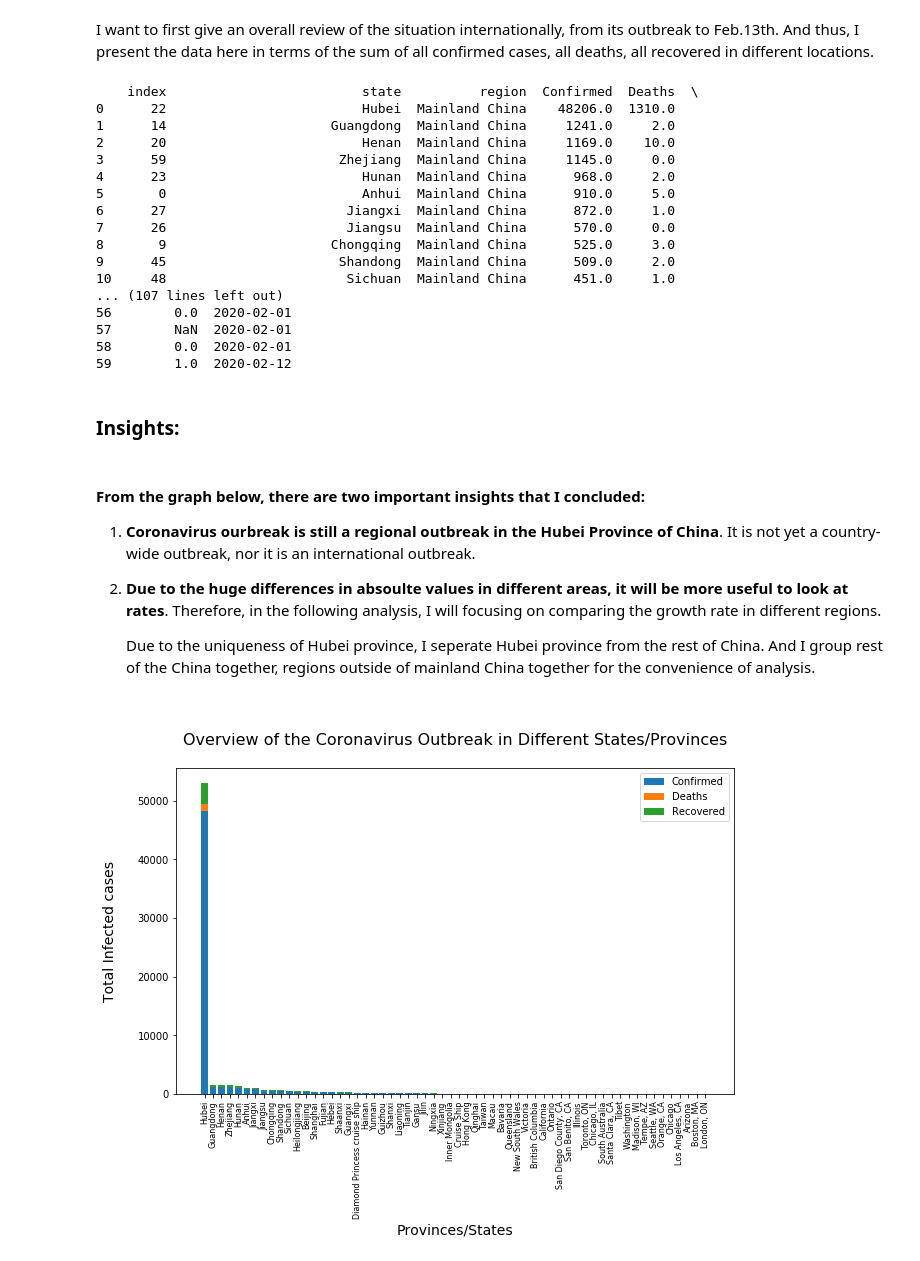
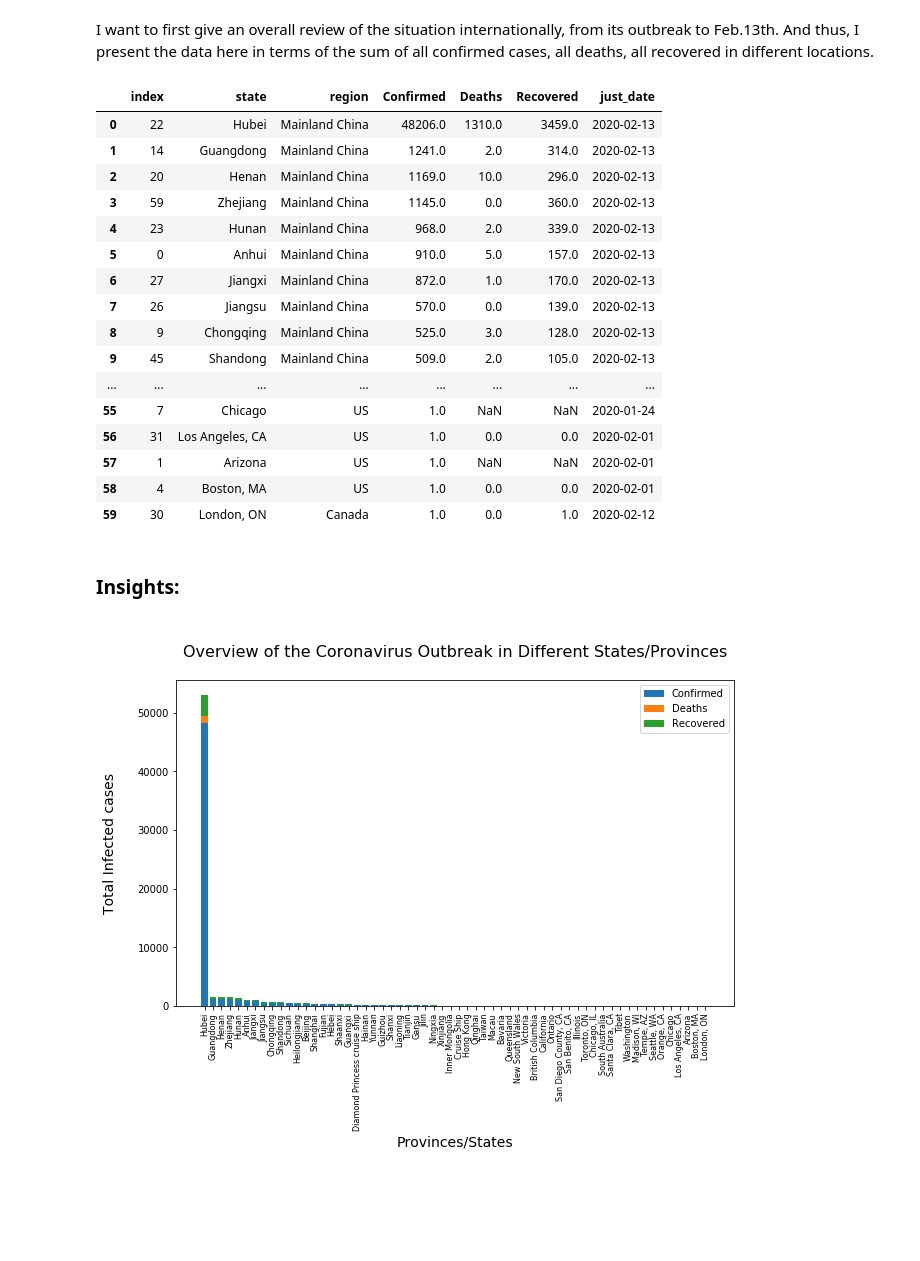
Before and after one commit to wchen928/COVID-19, a Jupyter notebook: COVID_analysis.ipynb, the cells around one changed output. Cells and saved outputs as stored; diff of their text form; code cells hidden in the pictures; blank space fills up the shorter version.

```diff
--- a/COVID_analysis.ipynb
+++ b/COVID_analysis.ipynb
@@ -50,36 +82,30 @@ I want to first give an overall review of the situation internationally, from it
 # %%
 master_view = tillfeb13_cleandf.groupby("state").max().reset_index()
 master_view.sort_values(by=['Confirmed'], inplace=True, ascending=False)
 master_viewnew = master_view.reset_index()
-print(master_viewnew)
+
+#to print
+master_viewnew
 # %% [output]
-    index                         state          region  Confirmed  Deaths  \
-0      22                         Hubei  Mainland China    48206.0  1310.0
-1      14                     Guangdong  Mainland China     1241.0     2.0
-2      20                         Henan  Mainland China     1169.0    10.0
-3      59                      Zhejiang  Mainland China     1145.0     0.0
-4      23                         Hunan  Mainland China      968.0     2.0
-5       0                         Anhui  Mainland China      910.0     5.0
-6      27                       Jiangxi  Mainland China      872.0     1.0
-7      26                       Jiangsu  Mainland China      570.0     0.0
-8       9                     Chongqing  Mainland China      525.0     3.0
-9      45                      Shandong  Mainland China      509.0     2.0
-10     48                       Sichuan  Mainland China      451.0     1.0
-... (107 lines left out)
-56        0.0  2020-02-01
-57        NaN  2020-02-01
-58        0.0  2020-02-01
-59        1.0  2020-02-12
+|  | index | state | region | Confirmed | Deaths | Recovered | just_date |
+| 0 | 22 | Hubei | Mainland China | 48206.0 | 1310.0 | 3459.0 | 2020-02-13 |
+| 1 | 14 | Guangdong | Mainland China | 1241.0 | 2.0 | 314.0 | 2020-02-13 |
+| 2 | 20 | Henan | Mainland China | 1169.0 | 10.0 | 296.0 | 2020-02-13 |
+| 3 | 59 | Zhejiang | Mainland China | 1145.0 | 0.0 | 360.0 | 2020-02-13 |
+| 4 | 23 | Hunan | Mainland China | 968.0 | 2.0 | 339.0 | 2020-02-13 |
+| 5 | 0 | Anhui | Mainland China | 910.0 | 5.0 | 157.0 | 2020-02-13 |
+| 6 | 27 | Jiangxi | Mainland China | 872.0 | 1.0 | 170.0 | 2020-02-13 |
+| 7 | 26 | Jiangsu | Mainland China | 570.0 | 0.0 | 139.0 | 2020-02-13 |
+| 8 | 9 | Chongqing | Mainland China | 525.0 | 3.0 | 128.0 | 2020-02-13 |
+| 9 | 45 | Shandong | Mainland China | 509.0 | 2.0 | 105.0 | 2020-02-13 |
+| ... | ... | ... | ... | ... | ... | ... | ... |
+| 55 | 7 | Chicago | US | 1.0 | NaN | NaN | 2020-01-24 |
+| 56 | 31 | Los Angeles, CA | US | 1.0 | 0.0 | 0.0 | 2020-02-01 |
+| 57 | 1 | Arizona | US | 1.0 | NaN | NaN | 2020-02-01 |
+| 58 | 4 | Boston, MA | US | 1.0 | 0.0 | 0.0 | 2020-02-01 |
+| 59 | 30 | London, ON | Canada | 1.0 | 0.0 | 1.0 | 2020-02-12 |
 # %% [markdown]
  ### Insights:
-# %% [markdown]
-#### From the graph below, there are two important insights that I concluded:
-
-1. **Coronavirus ourbreak is still a regional outbreak in the Hubei Province of China**. It is not yet a country-wide outbreak, nor it is an international outbreak.
-
-2. **Due to the huge differences in absoulte values in different areas, it will be more useful to look at rates**. Therefore, in the following analysis, I will focusing on comparing the growth rate in different regions.
-
-    Due to the uniqueness of Hubei province, I seperate Hubei province from the rest of China. And I group rest of the China together, regions outside of mainland China together for the convenience of analysis.
 # %%
 places = np.array(master_viewnew.state)
 first= master_viewnew.Confirmed
```
Also changed, not shown: parts of 19 cells of this notebook, 1 other file.
